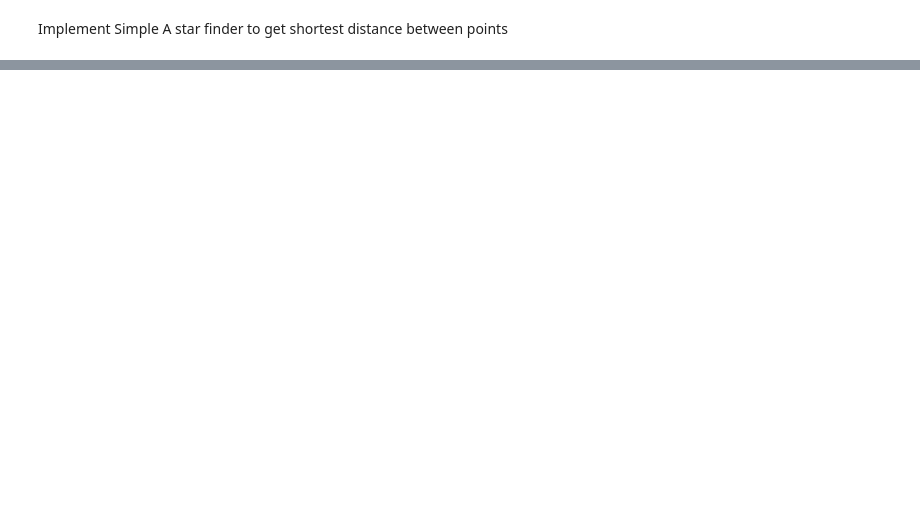
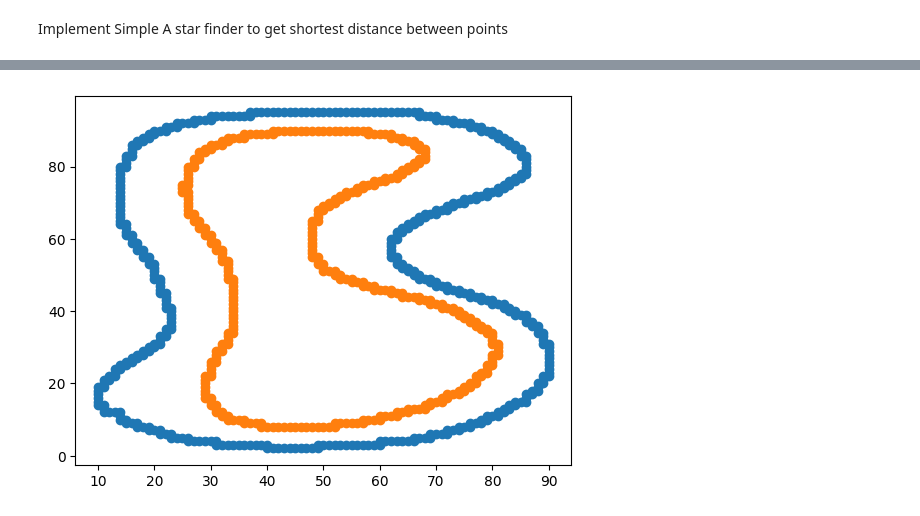
Before and after one commit to tim200002/TAS-Racer, a Jupyter notebook: scripts/generate_np_map.ipynb, the cells around one changed output, grey strips where cells are left out. Cells and saved outputs as stored; diff of their text form; code cells hidden in the pictures; blank space fills up the shorter version.

```diff
--- a/scripts/generate_np_map.ipynb
+++ b/scripts/generate_np_map.ipynb
@@ -161,0 +260,7 @@ backsolve_path
+# %%
+lines = extract_individual_lines(classified_grid)
+
+for line in lines:
+    plt.scatter([p[0] for p in line], [p[1] for p in line])
+# %% [output]
+[figure, added]
```
Also changed, not shown: parts of 12 cells of this notebook, 2 other files.
